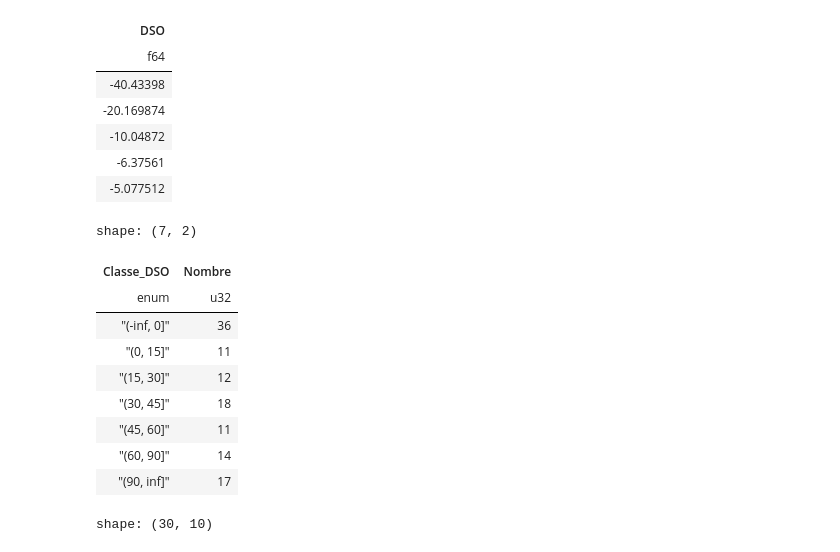
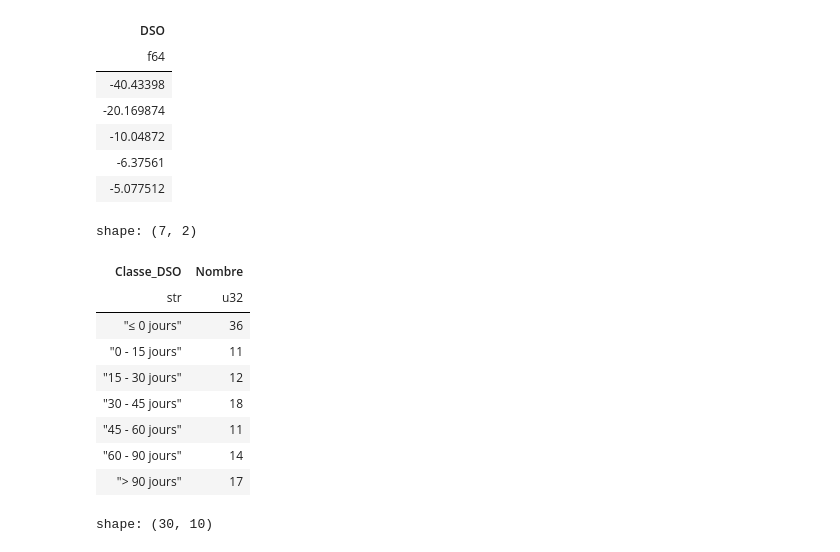
Before and after one commit to Magatte805/Test_data_Numeris, a Jupyter notebook: Notebooks/Analyse.ipynb, the cells around one changed output. Drawn from its saved outputs; the diff is of its cells as text; code cells hidden in the pictures.

```diff
--- a/Notebooks/Analyse.ipynb
+++ b/Notebooks/Analyse.ipynb
@@ -1906,35 +1906,56 @@ shape: (5, 1)
 # %%
 # Préparation des données - Histogramme du DSO
 
 dso_hist = (
     dashboard_data
     .unique(subset=["siret_anon"])
     .with_columns(
         pl.col("DSO")
         .cut(
             breaks=[0, 15, 30, 45, 60, 90]
         )
+        .cast(pl.String)
+        .replace({
+            "(-inf, 0]": "≤ 0 jours",
+            "(0, 15]": "0 - 15 jours",
+            "(15, 30]": "15 - 30 jours",
+            "(30, 45]": "30 - 45 jours",
+            "(45, 60]": "45 - 60 jours",
+            "(60, 90]": "60 - 90 jours",
+            "(90, inf]": "> 90 jours"
+        })
         .alias("Classe_DSO")
     )
     .group_by("Classe_DSO")
     .agg(
         pl.len().alias("Nombre")
     )
-    .sort("Classe_DSO")
+    .with_columns(
+        pl.when(pl.col("Classe_DSO") == "≤ 0 jours").then(1)
+        .when(pl.col("Classe_DSO") == "0 - 15 jours").then(2)
+        .when(pl.col("Classe_DSO") == "15 - 30 jours").then(3)
+        .when(pl.col("Classe_DSO") == "30 - 45 jours").then(4)
+        .when(pl.col("Classe_DSO") == "45 - 60 jours").then(5)
+        .when(pl.col("Classe_DSO") == "60 - 90 jours").then(6)
+        .otherwise(7)
+        .alias("Ordre")
+    )
+    .sort("Ordre")
+    .drop("Ordre")
 )
 
 dso_hist
 # %% [output]
 shape: (7, 2)
 | Classe_DSO | Nombre |
-| enum | u32 |
-| "(-inf, 0]" | 36 |
-| "(0, 15]" | 11 |
-| "(15, 30]" | 12 |
-| "(30, 45]" | 18 |
-| "(45, 60]" | 11 |
-| "(60, 90]" | 14 |
-| "(90, inf]" | 17 |
+| str | u32 |
+| "≤ 0 jours" | 36 |
+| "0 - 15 jours" | 11 |
+| "15 - 30 jours" | 12 |
+| "30 - 45 jours" | 18 |
+| "45 - 60 jours" | 11 |
+| "60 - 90 jours" | 14 |
+| "> 90 jours" | 17 |
 # %%
 # Graphique 3 - Distribution du DSO
 
```
Also changed, not shown: parts of 5 cells of this notebook, 2 other files.
